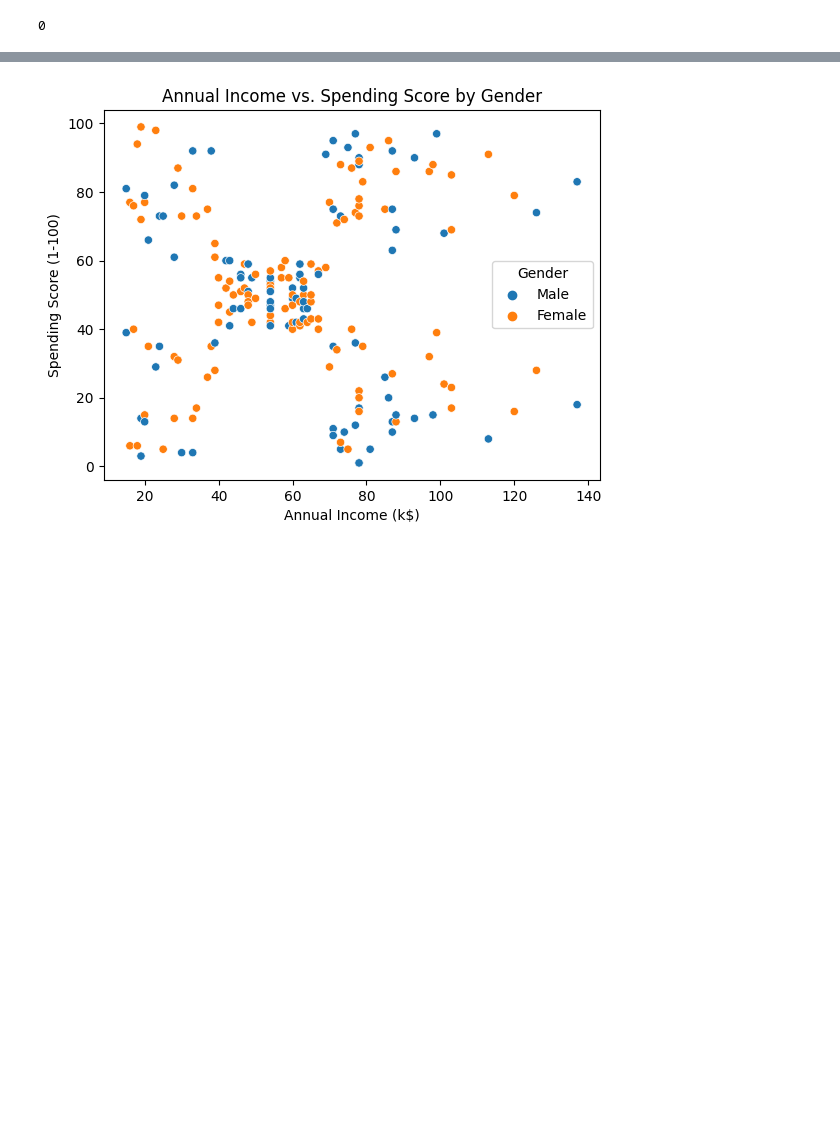
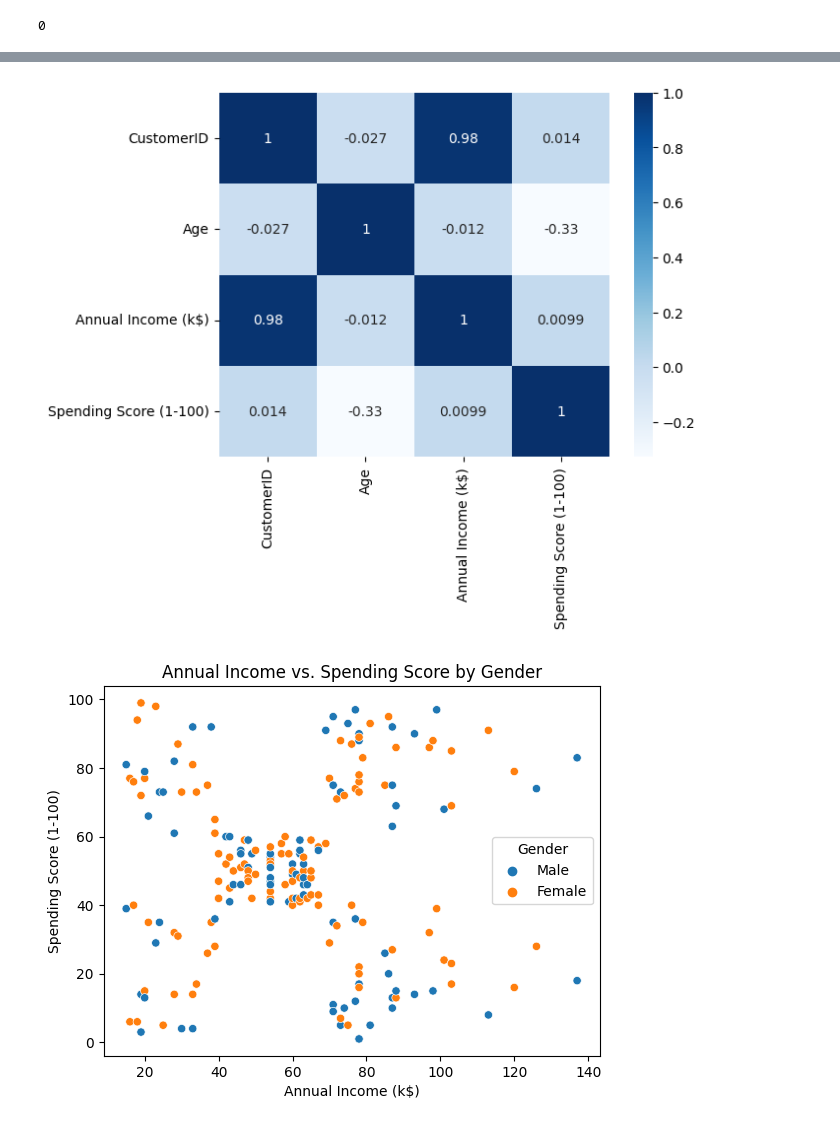
Before and after one commit to Botayla/blank-app, a Jupyter notebook: customer-segmentation-kmeans.ipynb, the cells around one changed output, grey strips where cells are left out. Cells and saved outputs as stored; diff of their text form; code cells hidden in the pictures; blank space fills up the shorter version.

```diff
--- a/customer-segmentation-kmeans.ipynb
+++ b/customer-segmentation-kmeans.ipynb
@@ -101,3 +105,9 @@ plt.show()
+# %%
+correlation = data.select_dtypes('int','float').corr()
+sns.heatmap(correlation,annot=True,cmap='Blues')
+plt.show()
+# %% [output]
+[figure, added]
 # %%
 sns.scatterplot(data=data,x='Annual Income (k$)',y='Spending Score (1-100)',hue='Gender')
 plt.title("Annual Income vs. Spending Score by Gender")
```
Also changed, not shown: parts of 4 cells of this notebook.
